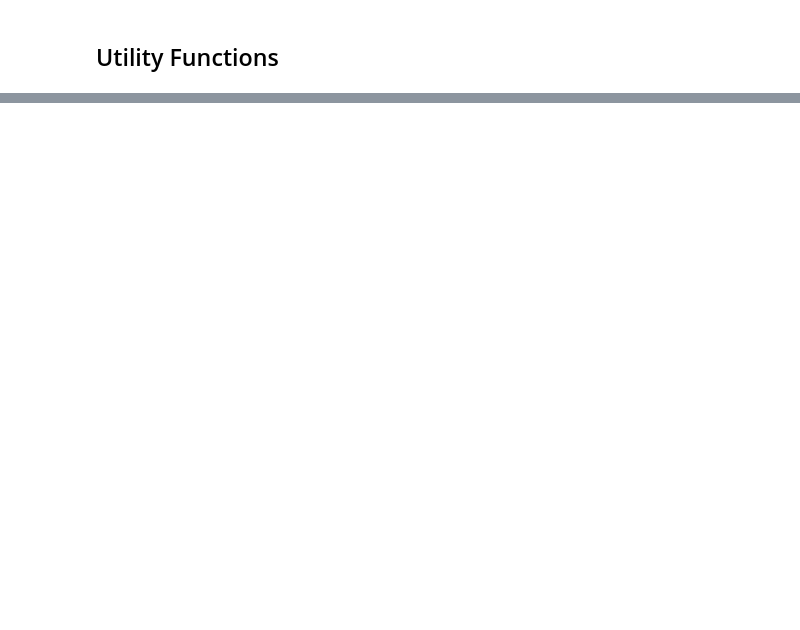
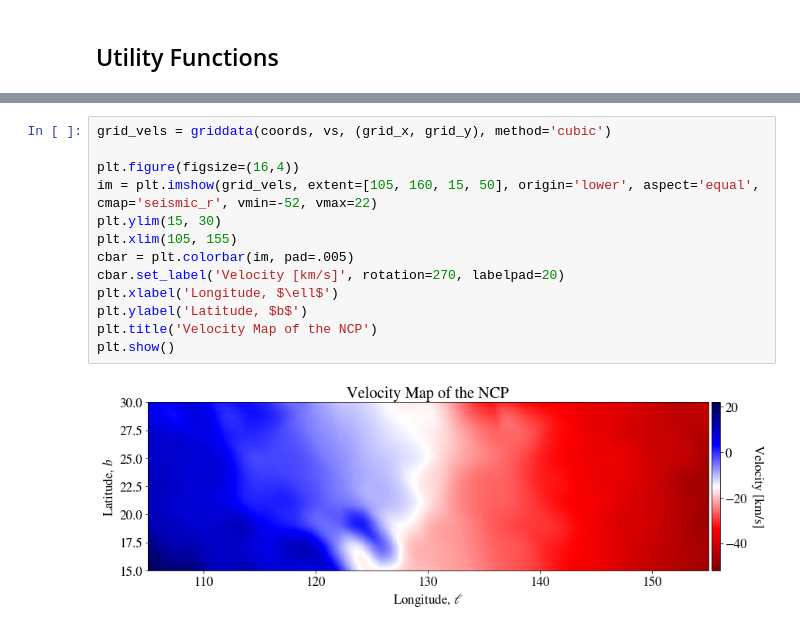
Before and after one commit to James11222/radiolab_repo, a Jupyter notebook: lab4/Darby/north_celestial_pole_mapping.ipynb, the cells around one changed output, grey strips where cells are left out. Drawn from its saved outputs; the diff is of its cells as text; blank space fills up the shorter version.

```diff
--- a/lab4/Darby/north_celestial_pole_mapping.ipynb
+++ b/lab4/Darby/north_celestial_pole_mapping.ipynb
@@ -332,0 +433,15 @@ array([-1352.95138896, -1352.64196557, -1352.33254219, ...,
+# %%
+grid_vels = griddata(coords, vs, (grid_x, grid_y), method='cubic')
+
+plt.figure(figsize=(16,4))
+im = plt.imshow(grid_vels, extent=[105, 160, 15, 50], origin='lower', aspect='equal', cmap='seismic_r', vmin=-52, vmax=22)
+plt.ylim(15, 30)
+plt.xlim(105, 155)
+cbar = plt.colorbar(im, pad=.005)
+cbar.set_label('Velocity [km/s]', rotation=270, labelpad=20)
+plt.xlabel('Longitude, $\ell$')
+plt.ylabel('Latitude, $b$')
+plt.title('Velocity Map of the NCP')
+plt.show()
+# %% [output]
+[figure, added]
```
Also changed, not shown: parts of 41 cells of this notebook.
